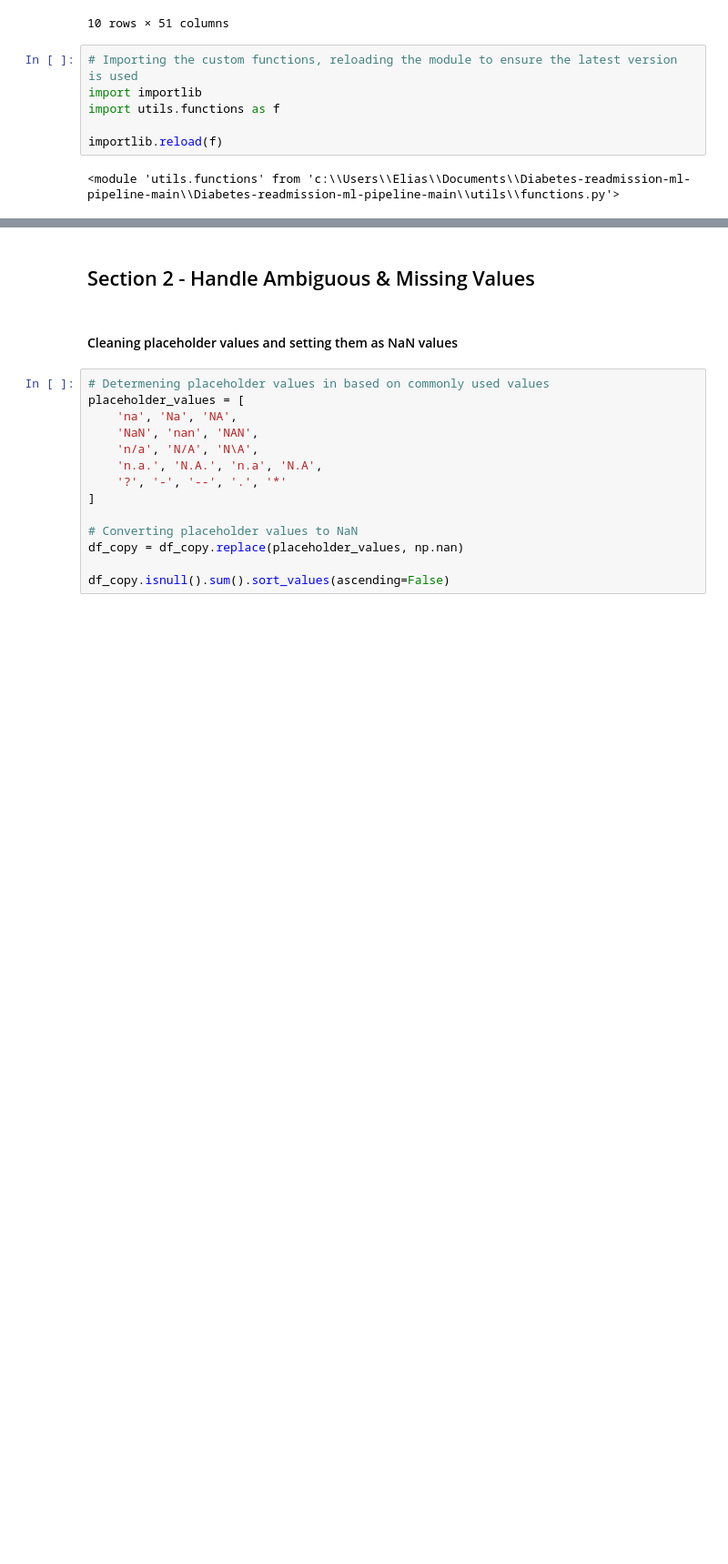
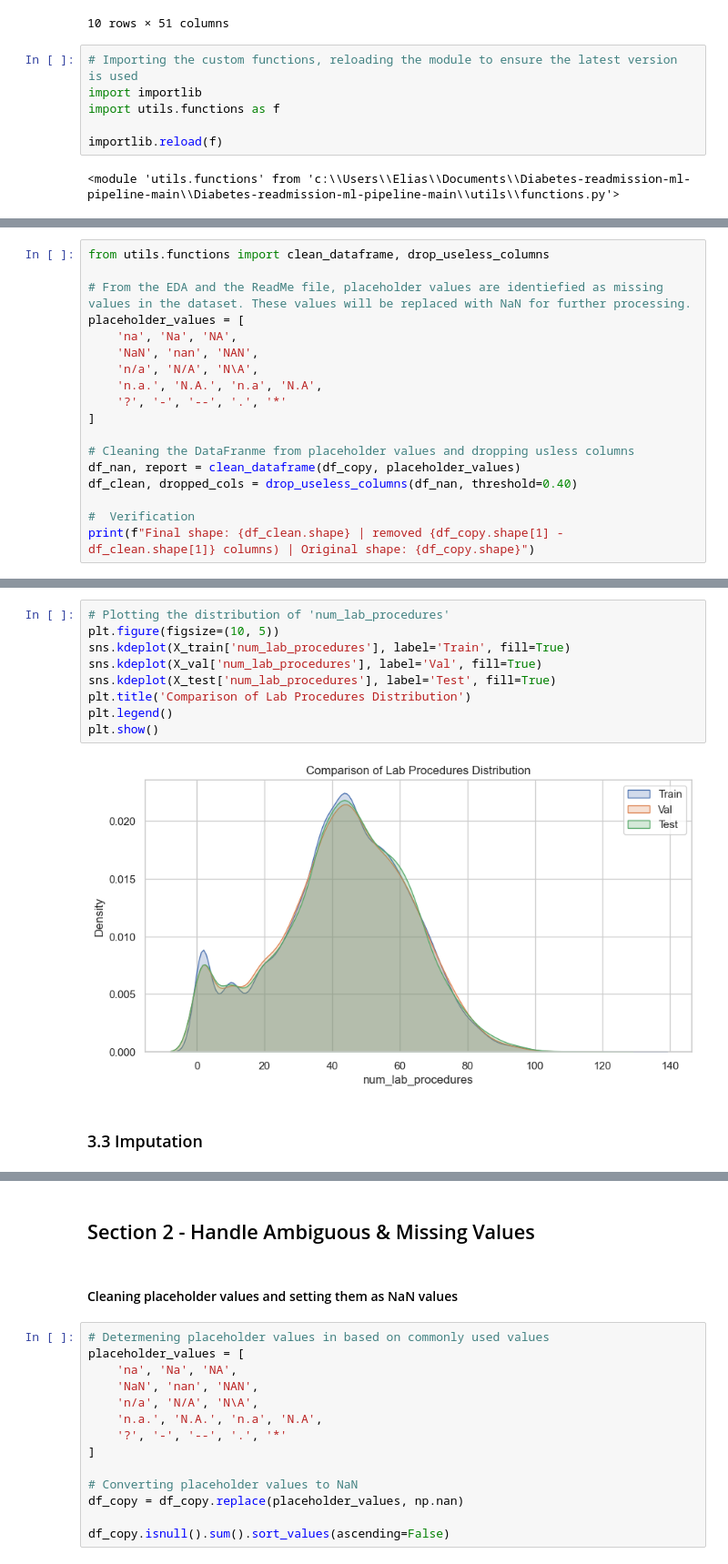
Before and after one commit to eliasLM-dev/Diabetes-readmission-ml-pipeline, a Jupyter notebook: notebooks/02_preprocessing_and_feature_engineering.ipynb, the cells around one changed output, grey strips where cells are left out. Shown at 91% size. Drawn from its saved outputs; the diff is of its cells as text; blank space fills up the shorter version.

```diff
--- a/notebooks/02_preprocessing_and_feature_engineering.ipynb
+++ b/notebooks/02_preprocessing_and_feature_engineering.ipynb
@@ -80,0 +92,18 @@ importlib.reload(f)
+# %%
+from utils.functions import clean_dataframe, drop_useless_columns
+
+# From the EDA and the ReadMe file, placeholder values are identiefied as missing values in the dataset. These values will be replaced with NaN for further processing.
+placeholder_values = [
+    'na', 'Na', 'NA',
+    'NaN', 'nan', 'NAN',
+    'n/a', 'N/A', 'N\A',
+    'n.a.', 'N.A.', 'n.a', 'N.A',
+    '?', '-', '--', '.', '*'
+]
+
+# Cleaning the DataFranme from placeholder values and dropping usless columns
+df_nan, report = clean_dataframe(df_copy, placeholder_values)
+df_clean, dropped_cols = drop_useless_columns(df_nan, threshold=0.40)
+
+#  Verification
+print(f"Final shape: {df_clean.shape} | removed {df_copy.shape[1] - df_clean.shape[1]} columns) | Original shape: {df_copy.shape}")
@@ -80,0 +227,13 @@ importlib.reload(f)
+# %%
+# Plotting the distribution of 'num_lab_procedures'
+plt.figure(figsize=(10, 5))
+sns.kdeplot(X_train['num_lab_procedures'], label='Train', fill=True)
+sns.kdeplot(X_val['num_lab_procedures'], label='Val', fill=True)
+sns.kdeplot(X_test['num_lab_procedures'], label='Test', fill=True)
+plt.title('Comparison of Lab Procedures Distribution')
+plt.legend()
+plt.show()
+# %% [output]
+[figure, added]
+# %% [markdown]
+### 3.3 Imputation
```
Also changed, not shown: parts of 16 cells of this notebook, 2 other files.
